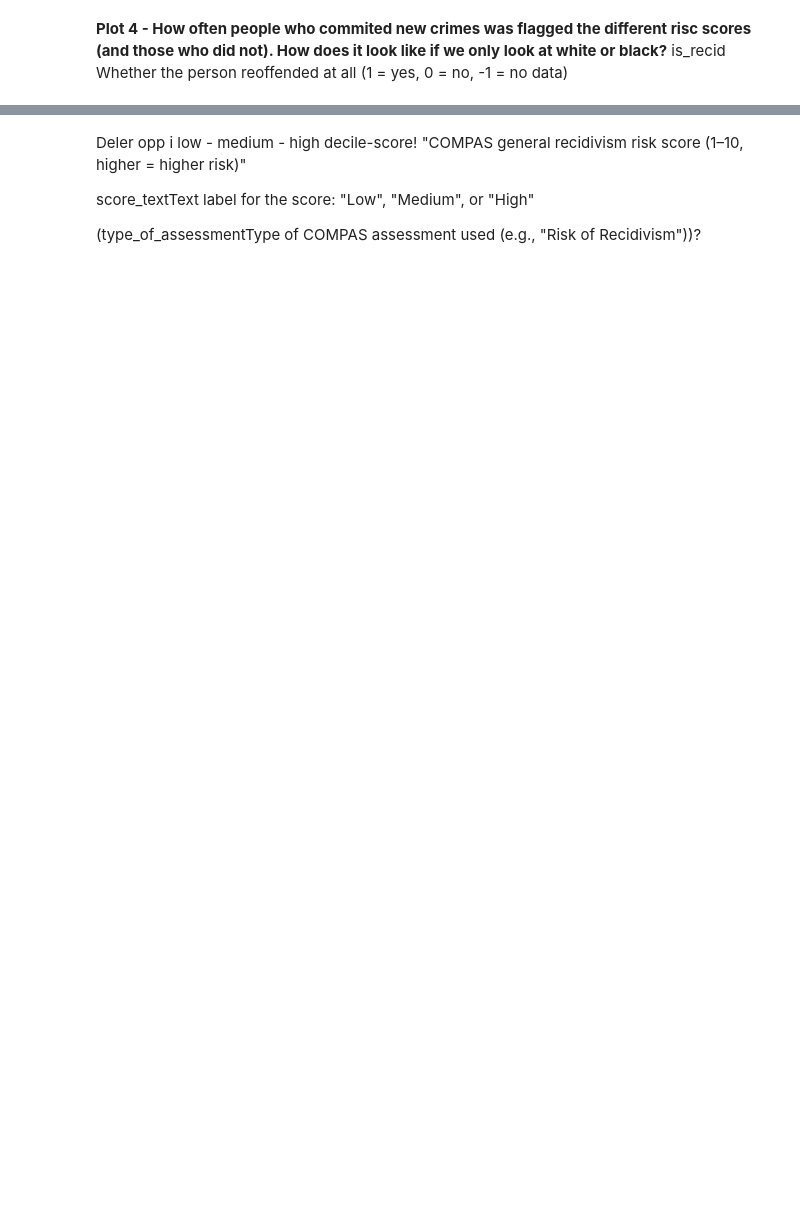
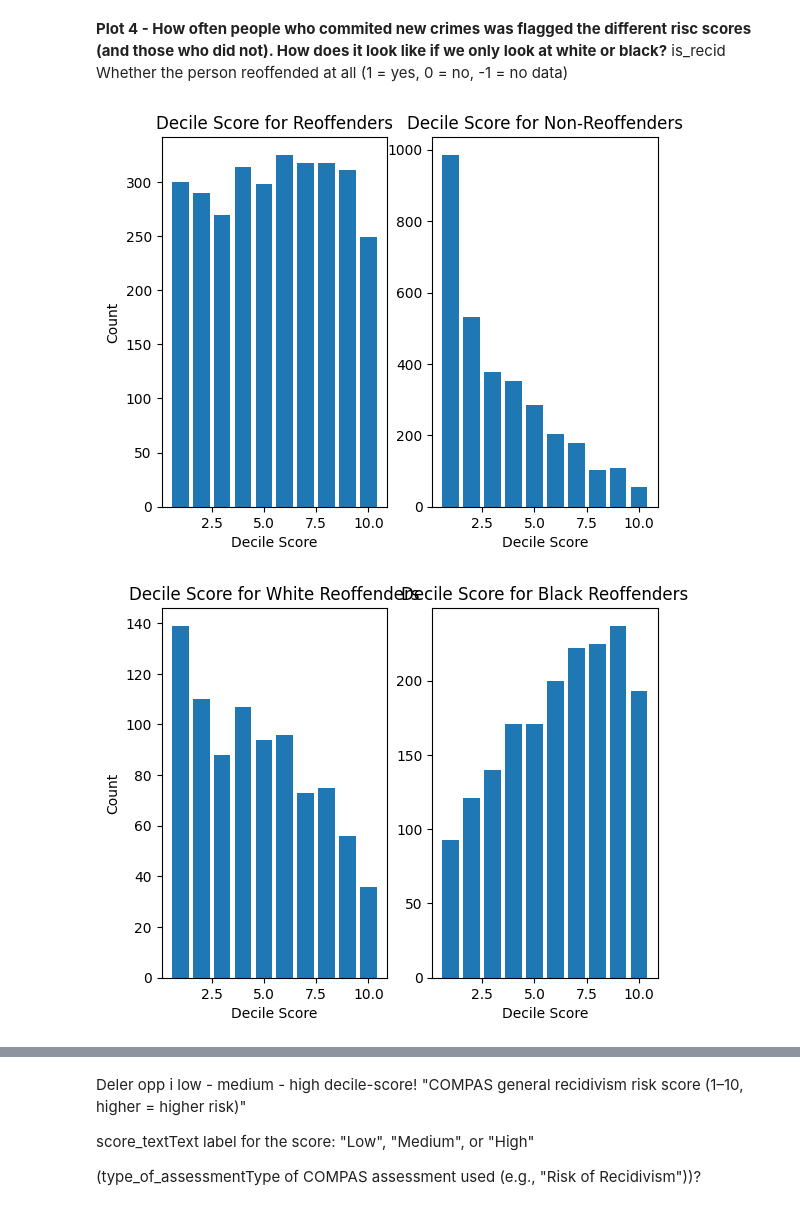
Before and after one commit to kajassandnes/HON2200_compas, a Jupyter notebook: compas.ipynb, the cells around one changed output, grey strips where cells are left out. Cells and saved outputs as stored; diff of their text form; code cells hidden in the pictures; blank space fills up the shorter version.

```diff
--- a/compas.ipynb
+++ b/compas.ipynb
@@ -209,3 +209,76 @@ plt.show()
 # %% [markdown]
 **Plot 4 - How often people who commited new crimes was flagged the different risc scores (and those who did not). How does it look like if we only look at white or black?**
 is_recid Whether the person reoffended at all (1 = yes, 0 = no, -1 = no data)
+# %%
+# categorizing
+r = data[data['is_recid'] == 1]
+nr = data[data['is_recid'] == 0]
+wr = white[white['is_recid'] == 1]
+br = black[black['is_recid'] == 1]
+wnr = white[white['is_recid'] == 0]
+bnr = black[black['is_recid'] == 0]
+
+scores = np.arange(1, 11)
+reoffenders = []
+non_reoffenders = []
+w_reoffenders = []
+b_reoffenders = []
+wn_reoffenders = []
+bn_reoffenders = []
+
+for score in scores:
+    count_r = r[r['decile_score'] == score]
+    count_nr = nr[nr['decile_score'] == score]
+    count_wr = wr[wr['decile_score'] == score]
+    count_br = br[br['decile_score'] == score]
+    count_wnr = wnr[wnr['decile_score'] == score]
+    count_bnr = bnr[bnr['decile_score'] == score]
+
+
+    reoffenders.append(len(count_r))
+    non_reoffenders.append(len(count_nr))
+    w_reoffenders.append(len(count_wr))
+    b_reoffenders.append(len(count_br))
+    wn_reoffenders.append(len(count_wnr))
+    bn_reoffenders.append(len(count_bnr))
+
+
+# 6 plots
+plt.subplot(1, 2, 1)
+plt.bar(scores, reoffenders)
+plt.title('Decile Score for Reoffenders')
+plt.xlabel('Decile Score')
+plt.ylabel('Count')
+
+plt.subplot(1, 2, 2)
+plt.bar(scores, non_reoffenders)
+plt.title('Decile Score for Non-Reoffenders')
+plt.xlabel('Decile Score')
+plt.show()
+
+plt.subplot(1, 2, 1)
+plt.bar(scores, w_reoffenders)
+plt.title('Decile Score for White Reoffenders')
+plt.xlabel('Decile Score')
+plt.ylabel('Count')
+
+plt.subplot(1, 2, 2)
+plt.bar(scores, b_reoffenders)
+plt.title('Decile Score for Black Reoffenders')
+plt.xlabel('Decile Score')
+plt.show()
+
+plt.subplot(1, 2, 1)
+plt.bar(scores, wn_reoffenders)
+plt.title('Decile Score for White Non-Reoffenders')
+plt.xlabel('Decile Score')
+plt.ylabel('Count')
+
+plt.subplot(1, 2, 2)
+plt.bar(scores, bn_reoffenders)
+plt.title('Decile Score for Black Non-Reoffenders')
+plt.xlabel('Decile Score')
+plt.show()
+# %% [output]
+[figure, added]
+[figure, added]
```
Also changed, not shown: parts of 2 cells of this notebook.
